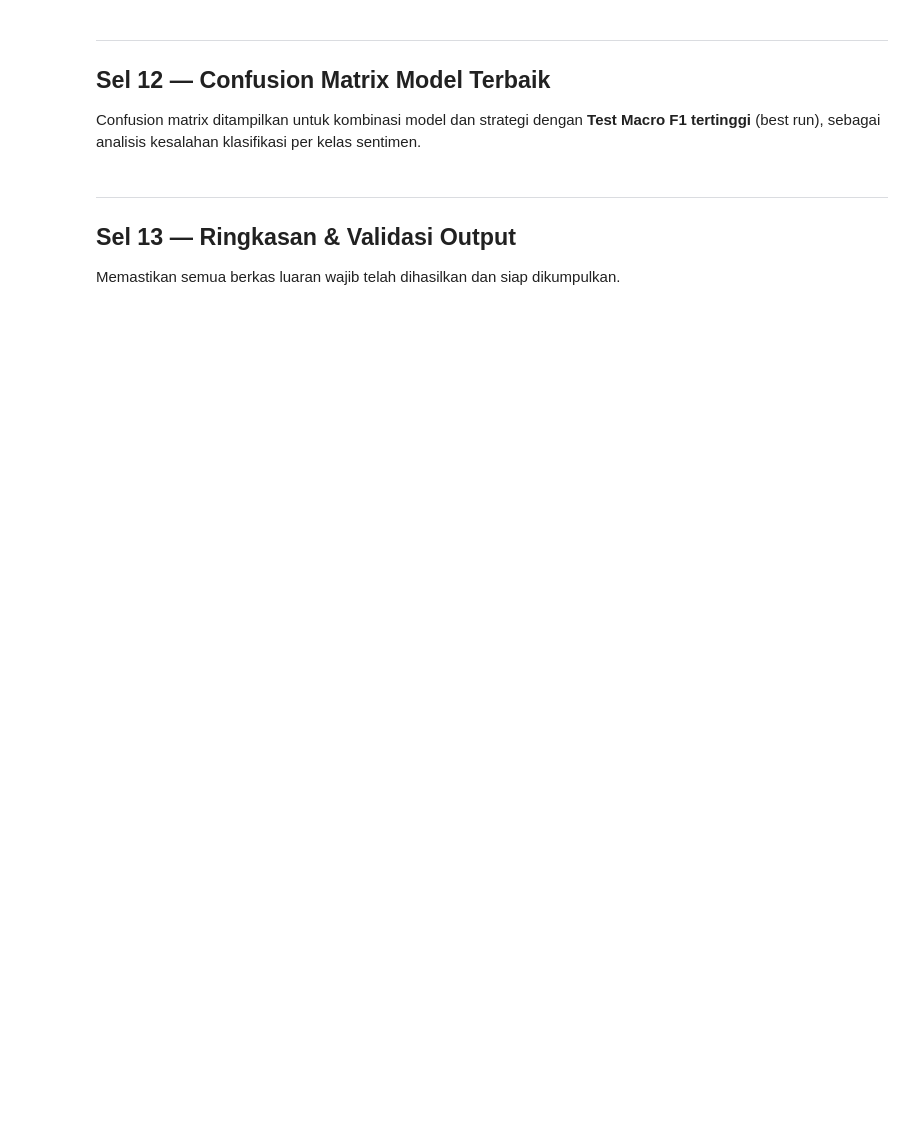
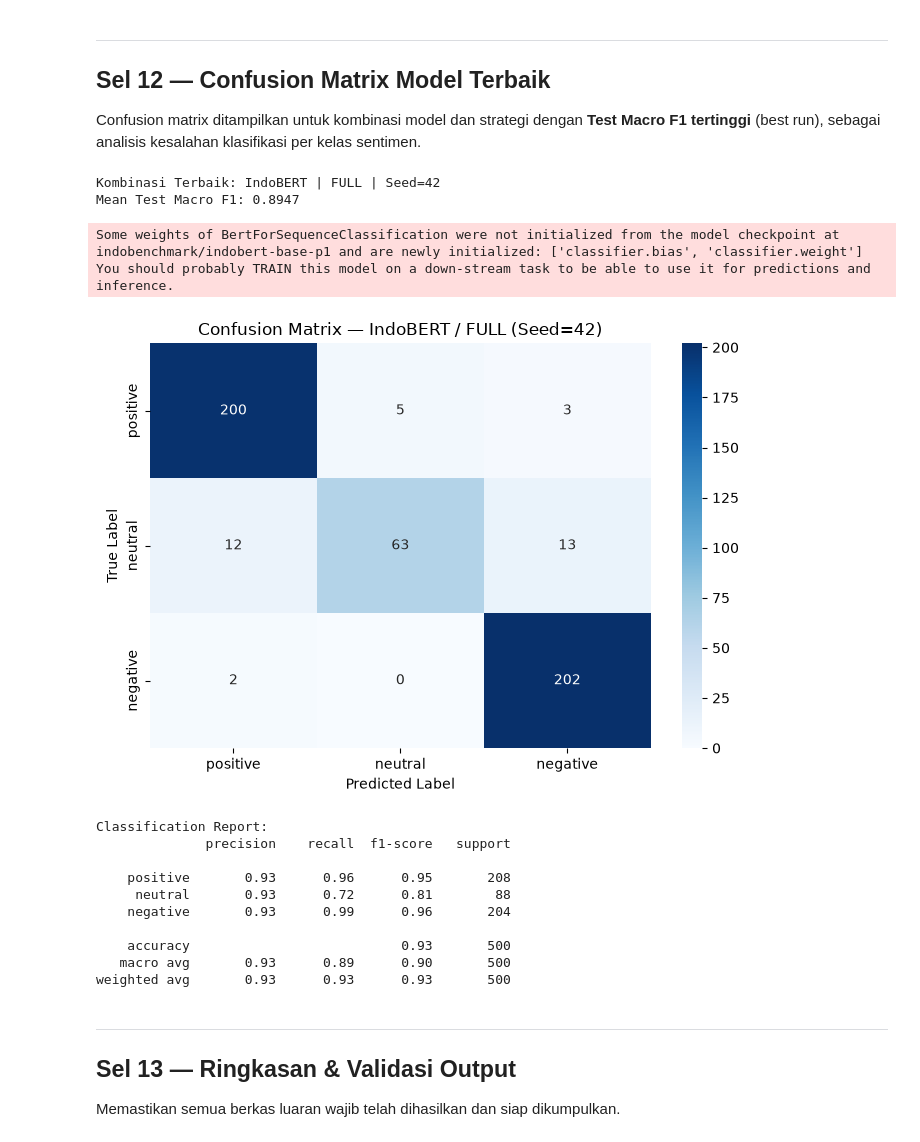
Before and after one commit to glutt28/finetuning-pretrained-transformer, a Jupyter notebook: studio3_smsa_finetuning.ipynb, the cells around one changed output. Drawn from its saved outputs; the diff is of its cells as text; code cells hidden in the pictures; blank space fills up the shorter version.

```diff
--- a/studio3_smsa_finetuning.ipynb
+++ b/studio3_smsa_finetuning.ipynb
@@ -415,6 +418,8 @@ Fungsi train_one_epoch & evaluate berhasil didefinisikan.
 
 Satu fungsi `run_experiment` mengorkestrasikan satu run penuh (satu kombinasi model + strategi + seed). Fungsi ini mengembalikan dictionary hasil yang berisi semua metrik wajib.
 # %%
+import gc
+
 def run_experiment(
     model_key: str,
     model_name: str,
@@ -446,7 +451,7 @@ def run_experiment(
         ds = SmSADataset(df, tokenizer, cfg["max_seq_len"], cfg["label2id"])
         return DataLoader(ds, batch_size=cfg["batch_size"], shuffle=shuffle,
                   num_workers=0,  # 0 wajib di macOS (spawn-based multiprocessing)
-                  pin_memory=(DEVICE.type == "cuda"))  # pin_memory hanya valid di CUDA
+                  pin_memory=(DEVICE.type == "cuda" and torch.version.hip is None))  # hindari KFD page fault di ROCm
 
     train_loader = make_loader(df_train, shuffle=True)
     valid_loader = make_loader(df_valid)
@@ -510,8 +515,10 @@ def run_experiment(
         "val_macro_f1"          : round(val_f1, 4),
     }
 
-    del model
+    del model, optimizer, scheduler, train_loader, valid_loader, test_loader
+    gc.collect()
     if DEVICE.type == "cuda":
+        torch.cuda.synchronize(DEVICE)
         torch.cuda.empty_cache()
     elif DEVICE.type == "mps":
         torch.mps.empty_cache()
@@ -651,8 +623,20 @@ Loop eksperimen mengiterasi semua kombinasi model × strategi × seed. Setiap ha
 
 **Estimasi waktu (GPU T4):** ~90–120 menit total.
 # %%
-all_results = []
 raw_csv_path = os.path.join(CFG["results_dir"], CFG["raw_csv"])
+
+# Auto-resume: muat hasil run sebelumnya jika CSV sudah ada
+if os.path.exists(raw_csv_path):
+    df_existing = pd.read_csv(raw_csv_path)
+    all_results = df_existing.to_dict(orient="records")
+    completed_keys = {
+        (row["model"], row["strategy"], int(row["seed"]))
+        for row in all_results
+    }
+    print(f"[RESUME] Ditemukan {len(completed_keys)} run tersimpan di {raw_csv_path}. Run tersebut akan di-skip.")
+else:
+    all_results = []
+    completed_keys = set()
 
 total_runs = len(CFG["models"]) * len(CFG["strategies"]) * len(CFG["seeds"])
 run_count  = 0
@@ -661,6 +645,10 @@ for model_key, model_name in CFG["models"].items():
     for strategy in CFG["strategies"]:
         for seed in CFG["seeds"]:
             run_count += 1
+            if (model_key, strategy, int(seed)) in completed_keys:
+                print(f"[SKIP] Run {run_count}/{total_runs}: {model_key} | {strategy.upper()} | Seed={seed} (sudah selesai)")
+                continue
+
             print(f"\n{'='*65}")
             print(f"Run {run_count}/{total_runs}: {model_key} | {strategy.upper()} | Seed={seed}")
             print(f"{'='*65}")
@@ -676,6 +664,7 @@ for model_key, model_name in CFG["models"].items():
                 cfg=CFG,
             )
             all_results.append(result)
+            completed_keys.add((model_key, strategy, int(seed)))
 
             # Simpan inkremental ke CSV (aman dari interrupsi runtime)
             df_results = pd.DataFrame(all_results)
@@ -686,7 +675,8 @@ for model_key, model_name in CFG["models"].items():
                   f"| Train Time: {result['training_time_s']:.1f}s "
                   f"| Latency: {result['inference_latency_ms']:.2f} ms/sent")
 
+df_results = pd.DataFrame(all_results)
 print(f"\n{'='*65}")
-print(f"Semua {total_runs} run selesai! Hasil disimpan di: {raw_csv_path}")
+print(f"Semua {total_runs} run selesai! Total tersimpan: {len(df_results)} di {raw_csv_path}")
 print(f"{'='*65}")
 # %% [output]
@@ -883,8 +916,8 @@ from sklearn.metrics import confusion_matrix
 # Temukan kombinasi terbaik berdasarkan rata-rata Test Macro F1
 best_row = df_mean["test_macro_f1"].idxmax()  # (model, strategy)
 best_model_key, best_strategy = best_row
-best_seed = df_raw[(df_raw["model"] == best_model_key) &
-                   (df_raw["strategy"] == best_strategy)]["seed"].iloc[0]
+best_seed = int(df_raw[(df_raw["model"] == best_model_key) &
+                 (df_raw["strategy"] == best_strategy)]["seed"].iloc[0])
 
 print(f"Kombinasi Terbaik: {best_model_key} | {best_strategy.upper()} | Seed={best_seed}")
 print(f"Mean Test Macro F1: {df_mean.loc[best_row, 'test_macro_f1']:.4f}")
@@ -920,33 +953,49 @@ for _ in range(epochs_best):
 model_best.eval()
 all_preds_best, all_labels_best = [], []
 test_loader_best = DataLoader(
     SmSADataset(df_test, tokenizer, CFG["max_seq_len"], CFG["label2id"]),
     batch_size=CFG["batch_size"], num_workers=0
 )
 with torch.no_grad():
     for batch in test_loader_best:
         out = model_best(input_ids=batch["input_ids"].to(DEVICE),
                          attention_mask=batch["attention_mask"].to(DEVICE))
         all_preds_best.extend(out.logits.argmax(-1).cpu().tolist())
         all_labels_best.extend(batch["labels"].tolist())
 
 # Plot Confusion Matrix
 class_names = ["positive", "neutral", "negative"]
 cm = confusion_matrix(all_labels_best, all_preds_best)
 fig, ax = plt.subplots(figsize=(7, 5))
 sns.heatmap(cm, annot=True, fmt="d", cmap="Blues",
             xticklabels=class_names, yticklabels=class_names, ax=ax)
 ax.set_title(f"Confusion Matrix — {best_model_key} / {best_strategy.upper()} (Seed={best_seed})")
 ax.set_ylabel("True Label")
 ax.set_xlabel("Predicted Label")
 plt.tight_layout()
 plt.savefig(os.path.join(CFG["results_dir"], "confusion_matrix_best.png"), dpi=150)
 plt.show()
 
 print("\nClassification Report:")
 print(classification_report(all_labels_best, all_preds_best, target_names=class_names))
 
 del model_best
+# %% [output]
+Kombinasi Terbaik: IndoBERT | FULL | Seed=42
+Mean Test Macro F1: 0.8947
+Some weights of BertForSequenceClassification were not initialized from the model checkpoint at indobenchmark/indobert-base-p1 and are newly initialized: ['classifier.bias', 'classifier.weight']
+You should probably TRAIN this model on a down-stream task to be able to use it for predictions and inference.
+[figure, added]
+Classification Report:
+              precision    recall  f1-score   support
+
+    positive       0.93      0.96      0.95       208
+     neutral       0.93      0.72      0.81        88
+    negative       0.93      0.99      0.96       204
+
+    accuracy                           0.93       500
+   macro avg       0.93      0.89      0.90       500
+weighted avg       0.93      0.93      0.93       500
 # %% [markdown]
 ---
 ## Sel 13 — Ringkasan & Validasi Output
```
Also changed, not shown: parts of 8 cells of this notebook, 7 other files.
